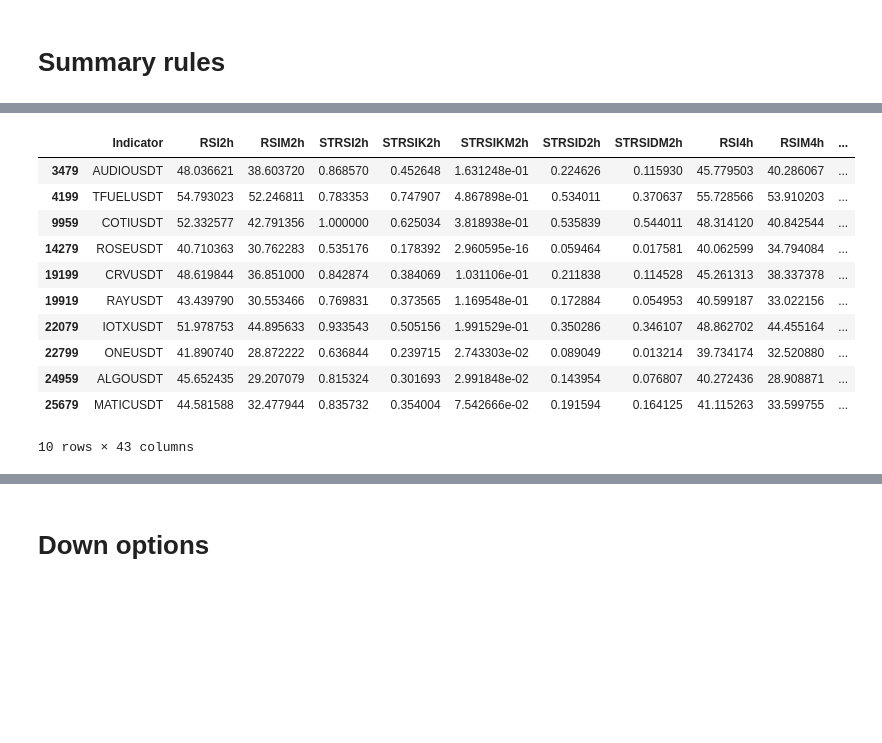
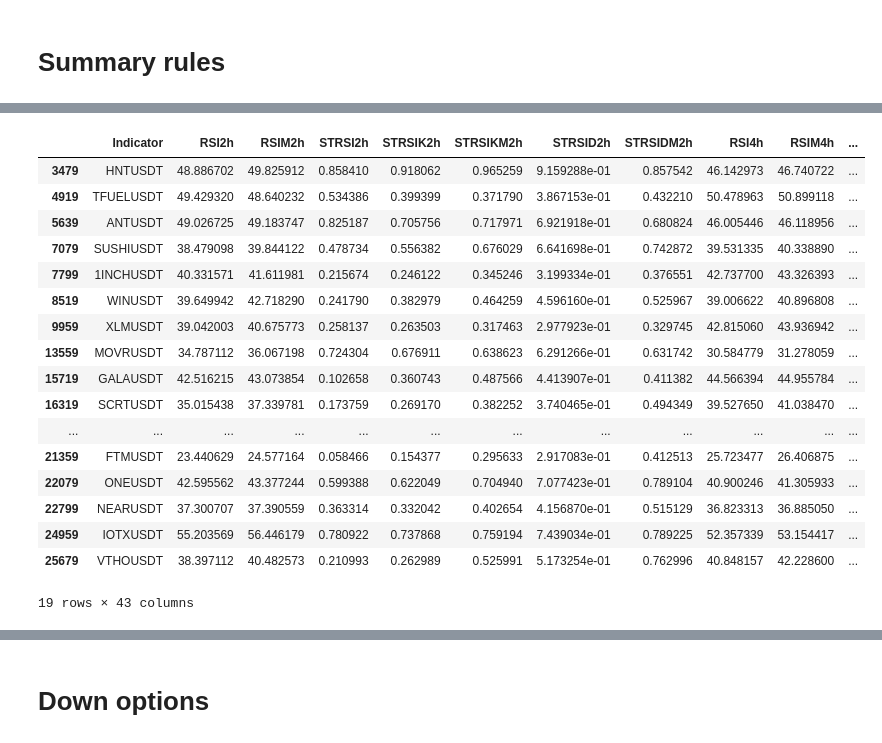
Before and after one commit to hjabbour/ML, a Jupyter notebook: HLST-FIXLIST-Direction.ipynb, the cells around one changed output, grey strips where cells are left out. Saved outputs shown, nothing was run; the diff lists cells and outputs as text; code cells hidden in the pictures; blank space fills up the shorter version.

```diff
--- a/HLST-FIXLIST-Direction.ipynb
+++ b/HLST-FIXLIST-Direction.ipynb
@@ -382,45 +377,51 @@ drop = final.loc[((uptrend4h | shift4h)) & (uptrend8h | shift8h) ]
 
 #drop = final.loc[(bottom12h)]
 #drop = final.loc[ ((rule4kup |rule4RSIup))]
 
 #drop = final.loc[((uptrend3d | shift3d)) & (uptrend8h | shift8h) & (uptrend1d | shift1d) & (uptrend4h | shift4h) ]
 #drop = final.loc[((uptrend3d | shift3d)) & (uptrend8h | shift8h) & (uptrend1d | shift1d) & (uptrend12h | shift12h) ]
 
 # 4 hours will go down or slow down
 drop = final.loc[( (bottom3d) & (uptrend8h | shift8h) & (uptrend1d | shift1d) & (uptrend12h | shift12h) & dshift4h) ]
-#drop = final.loc[( (bottom3d) & (uptrend3d | shift3d)) & (uptrend8h | shift8h) & (uptrend1d | shift1d) & (uptrend12h | shift12h) &  (uptrend4h | shift4h) ]
+drop = final.loc[( (bottom3d) & (uptrend3d | shift3d)) & (uptrend8h | shift8h) & (uptrend1d | shift1d) & (uptrend12h | shift12h) &  (uptrend4h | shift4h) ]
 #drop = final.loc[( (uptrend3d | shift3d)) & (uptrend8h | shift8h) & (uptrend1d | shift1d) & (uptrend12h | shift12h) &  (uptrend4h | shift4h) ]
 
 #drop = final.loc[( (bottom4h) & (uptrend8h | shift8h) & (uptrend1d | shift1d) & (uptrend12h | shift12h)) ]
 #drop = final.loc[((bottom1d) & (bottom3d))]
 #drop = drop.loc[( (uptrend8h | shift8h) & (uptrend1d | shift1d) & (uptrend12h | shift12h))]
-drop = final.loc[dshift4h]
+#drop = final.loc[dshift4h]
 
 #drop = final.loc[( (uptrend3d | shift3d)) & (uptrend8h | shift8h) & (uptrend1d | shift1d) & (uptrend12h | shift12h) &  (uptrend4h | shift4h) & (downtrend2h |dshift2h) ]
-drop = final.loc[( (bottom3d) & (uptrend3d | shift3d)) & (uptrend8h | shift8h) & (uptrend1d | shift1d) & (uptrend12h | shift12h) &  (uptrend4h | shift4h) ]
+#drop = final.loc[( (bottom3d) & (uptrend3d | shift3d)) & (uptrend8h | shift8h) & (uptrend1d | shift1d) & (uptrend12h | shift12h) &  (uptrend4h | shift4h) ]
 #drop = final.loc[dshift2h]
 #drop = final.loc[( (bottom8h) & (bottom12h) & (bottom4h) & (bottom2h))]
 #drop = final.loc[( (bottom8h) & (bottom12h) & (bottom4h))]
 
 #drop= final.loc[(shift4h) & (shift12h)]
-#drop = final.loc[(dshift4h | downtrend4h)]
+drop = final.loc[(dshift4h | downtrend4h)]
 #drop = final.loc[( (bottom4h)&(bottom8h) & (bottom12h) & (bottom1d) & (dshift4h | downtrend4h))]
 #drop = final.loc[( (bottom4h)&(bottom8h) & (bottom12h) & (bottom1d) & (shift2h))]
 
 #drop = final.loc[downtrend1d & downtrend12h & downtrend8h & downtrend4h]
 #drop = final.loc[top8h]
 
 drop
 # %% [output]
 |  | Indicator | RSI2h | RSIM2h | STRSI2h | STRSIK2h | STRSIKM2h | STRSID2h | STRSIDM2h | RSI4h | RSIM4h | ... |
-| 3479 | AUDIOUSDT | 48.036621 | 38.603720 | 0.868570 | 0.452648 | 1.631248e-01 | 0.224626 | 0.115930 | 45.779503 | 40.286067 | ... |
-| 4199 | TFUELUSDT | 54.793023 | 52.246811 | 0.783353 | 0.747907 | 4.867898e-01 | 0.534011 | 0.370637 | 55.728566 | 53.910203 | ... |
-| 9959 | COTIUSDT | 52.332577 | 42.791356 | 1.000000 | 0.625034 | 3.818938e-01 | 0.535839 | 0.544011 | 48.314120 | 40.842544 | ... |
-| 14279 | ROSEUSDT | 40.710363 | 30.762283 | 0.535176 | 0.178392 | 2.960595e-16 | 0.059464 | 0.017581 | 40.062599 | 34.794084 | ... |
-| 19199 | CRVUSDT | 48.619844 | 36.851000 | 0.842874 | 0.384069 | 1.031106e-01 | 0.211838 | 0.114528 | 45.261313 | 38.337378 | ... |
-| 19919 | RAYUSDT | 43.439790 | 30.553466 | 0.769831 | 0.373565 | 1.169548e-01 | 0.172884 | 0.054953 | 40.599187 | 33.022156 | ... |
-| 22079 | IOTXUSDT | 51.978753 | 44.895633 | 0.933543 | 0.505156 | 1.991529e-01 | 0.350286 | 0.346107 | 48.862702 | 44.455164 | ... |
-| 22799 | ONEUSDT | 41.890740 | 28.872222 | 0.636844 | 0.239715 | 2.743303e-02 | 0.089049 | 0.013214 | 39.734174 | 32.520880 | ... |
-| 24959 | ALGOUSDT | 45.652435 | 29.207079 | 0.815324 | 0.301693 | 2.991848e-02 | 0.143954 | 0.076807 | 40.272436 | 28.908871 | ... |
-| 25679 | MATICUSDT | 44.581588 | 32.477944 | 0.835732 | 0.354004 | 7.542666e-02 | 0.191594 | 0.164125 | 41.115263 | 33.599755 | ... |
+| 3479 | HNTUSDT | 48.886702 | 49.825912 | 0.858410 | 0.918062 | 0.965259 | 9.159288e-01 | 0.857542 | 46.142973 | 46.740722 | ... |
+| 4919 | TFUELUSDT | 49.429320 | 48.640232 | 0.534386 | 0.399399 | 0.371790 | 3.867153e-01 | 0.432210 | 50.478963 | 50.899118 | ... |
+| 5639 | ANTUSDT | 49.026725 | 49.183747 | 0.825187 | 0.705756 | 0.717971 | 6.921918e-01 | 0.680824 | 46.005446 | 46.118956 | ... |
+| 7079 | SUSHIUSDT | 38.479098 | 39.844122 | 0.478734 | 0.556382 | 0.676029 | 6.641698e-01 | 0.742872 | 39.531335 | 40.338890 | ... |
+| 7799 | 1INCHUSDT | 40.331571 | 41.611981 | 0.215674 | 0.246122 | 0.345246 | 3.199334e-01 | 0.376551 | 42.737700 | 43.326393 | ... |
+| 8519 | WINUSDT | 39.649942 | 42.718290 | 0.241790 | 0.382979 | 0.464259 | 4.596160e-01 | 0.525967 | 39.006622 | 40.896808 | ... |
+| 9959 | XLMUSDT | 39.042003 | 40.675773 | 0.258137 | 0.263503 | 0.317463 | 2.977923e-01 | 0.329745 | 42.815060 | 43.936942 | ... |
+| 13559 | MOVRUSDT | 34.787112 | 36.067198 | 0.724304 | 0.676911 | 0.638623 | 6.291266e-01 | 0.631742 | 30.584779 | 31.278059 | ... |
+| 15719 | GALAUSDT | 42.516215 | 43.073854 | 0.102658 | 0.360743 | 0.487566 | 4.413907e-01 | 0.411382 | 44.566394 | 44.955784 | ... |
+| 16319 | SCRTUSDT | 35.015438 | 37.339781 | 0.173759 | 0.269170 | 0.382252 | 3.740465e-01 | 0.494349 | 39.527650 | 41.038470 | ... |
+| ... | ... | ... | ... | ... | ... | ... | ... | ... | ... | ... | ... |
+| 21359 | FTMUSDT | 23.440629 | 24.577164 | 0.058466 | 0.154377 | 0.295633 | 2.917083e-01 | 0.412513 | 25.723477 | 26.406875 | ... |
+| 22079 | ONEUSDT | 42.595562 | 43.377244 | 0.599388 | 0.622049 | 0.704940 | 7.077423e-01 | 0.789104 | 40.900246 | 41.305933 | ... |
+| 22799 | NEARUSDT | 37.300707 | 37.390559 | 0.363314 | 0.332042 | 0.402654 | 4.156870e-01 | 0.515129 | 36.823313 | 36.885050 | ... |
+| 24959 | IOTXUSDT | 55.203569 | 56.446179 | 0.780922 | 0.737868 | 0.759194 | 7.439034e-01 | 0.789225 | 52.357339 | 53.154417 | ... |
+| 25679 | VTHOUSDT | 38.397112 | 40.482573 | 0.210993 | 0.262989 | 0.525991 | 5.173254e-01 | 0.762996 | 40.848157 | 42.228600 | ... |
-10 rows × 43 columns
+19 rows × 43 columns
```
Also changed, not shown: parts of 44 cells of this notebook, 5 other files.
